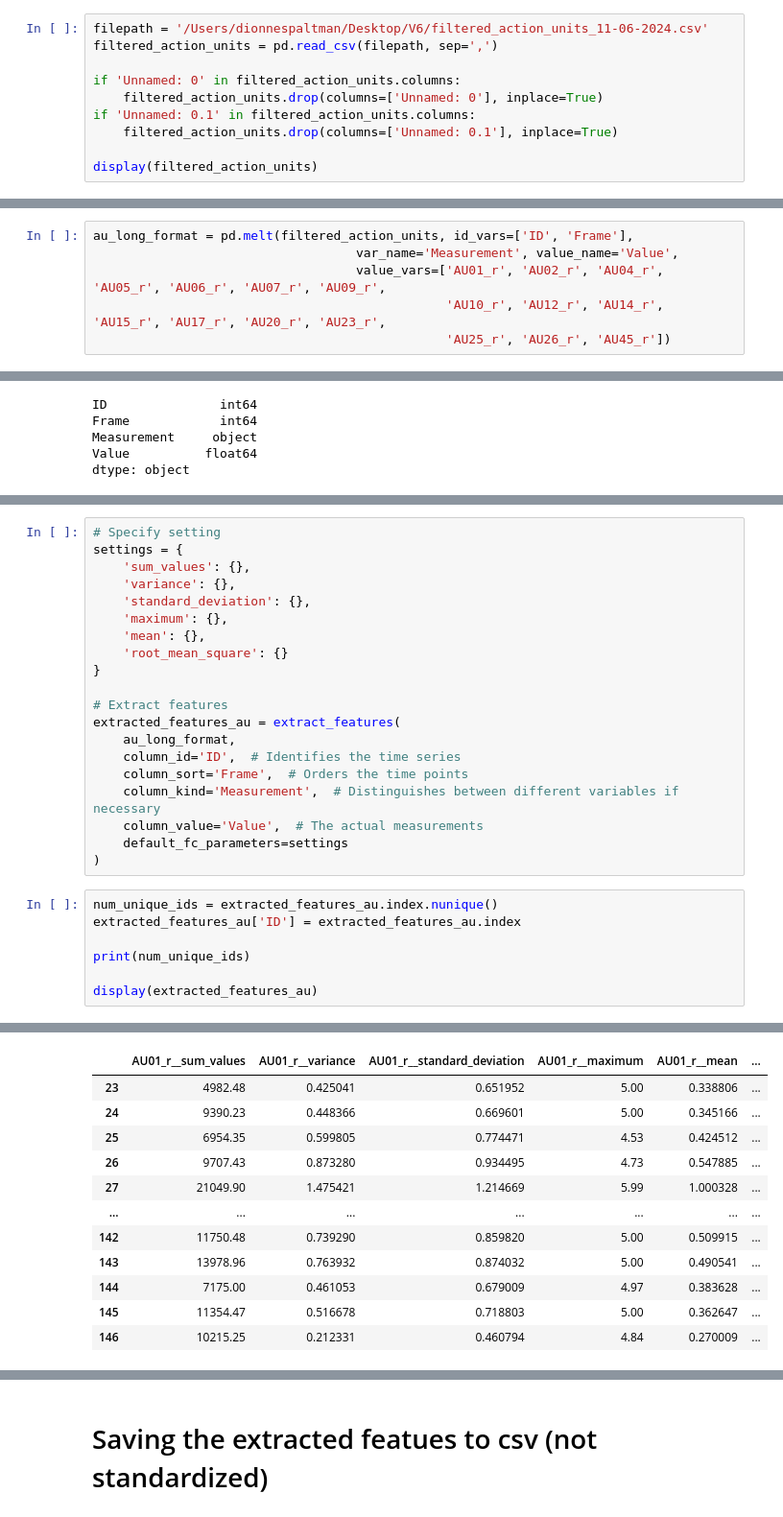
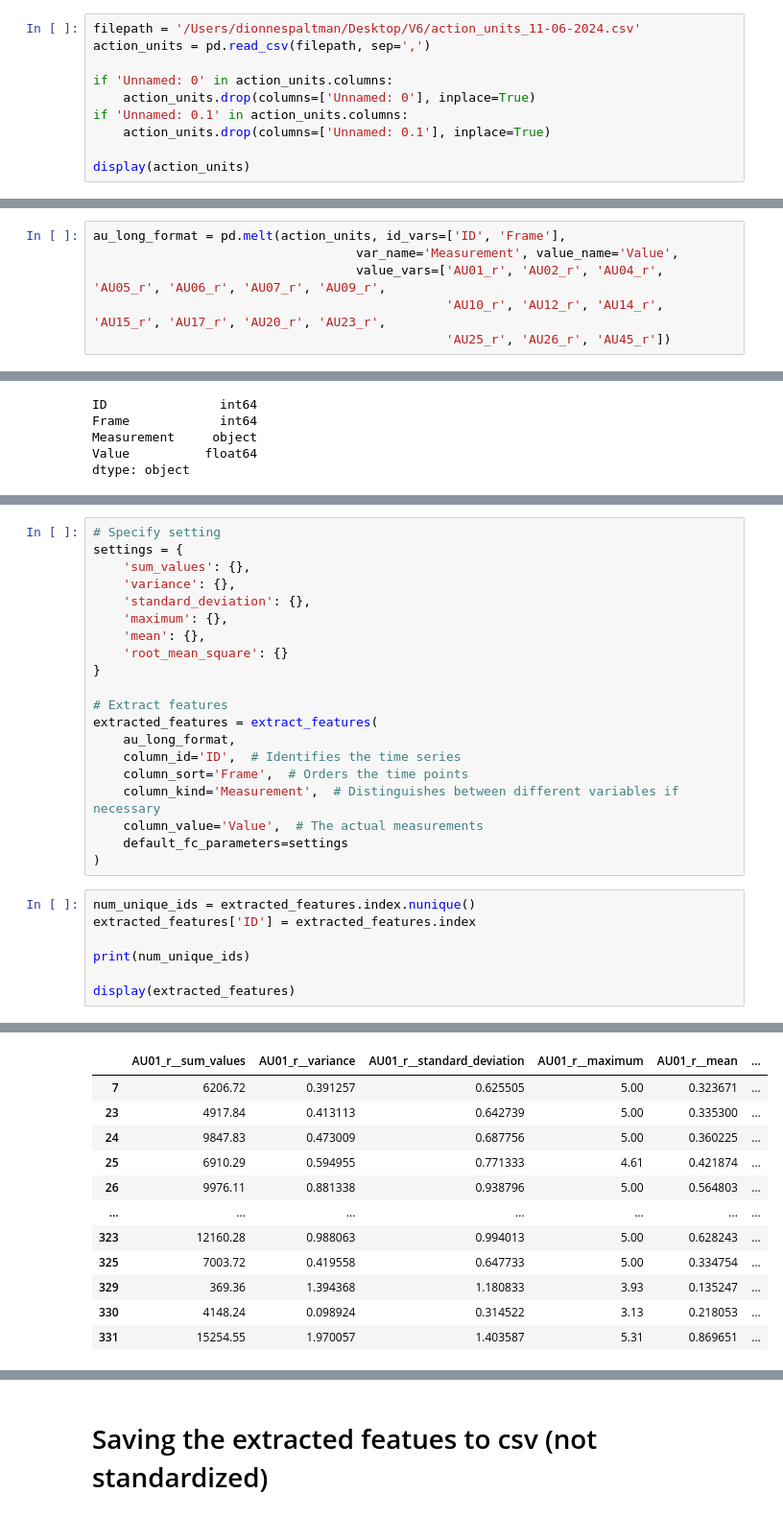
Before and after one commit to DionneSpaltman/predicting_VVR, a Jupyter notebook: processing/03_tsfresh.ipynb, the cells around one changed output, grey strips where cells are left out. Shown at 96% size. Cells and saved outputs as stored; diff of their text form.

```diff
--- a/processing/03_tsfresh.ipynb
+++ b/processing/03_tsfresh.ipynb
@@ -9,12 +10,12 @@ June 11, 2024:
 # %%
-filepath = '/Users/dionnespaltman/Desktop/V6/filtered_action_units_11-06-2024.csv'
-filtered_action_units = pd.read_csv(filepath, sep=',')
+filepath = '/Users/dionnespaltman/Desktop/V6/action_units_11-06-2024.csv'
+action_units = pd.read_csv(filepath, sep=',')
 
-if 'Unnamed: 0' in filtered_action_units.columns:
-    filtered_action_units.drop(columns=['Unnamed: 0'], inplace=True)
-if 'Unnamed: 0.1' in filtered_action_units.columns:
-    filtered_action_units.drop(columns=['Unnamed: 0.1'], inplace=True)
+if 'Unnamed: 0' in action_units.columns:
+    action_units.drop(columns=['Unnamed: 0'], inplace=True)
+if 'Unnamed: 0.1' in action_units.columns:
+    action_units.drop(columns=['Unnamed: 0.1'], inplace=True)
 
-display(filtered_action_units)
+display(action_units)
 # %% [output]
 |  | Frame | Face_id | Confidence | Success | AU01_r | AU02_r | AU04_r | AU05_r | AU06_r | AU07_r | ... | ... |
@@ -67,7 +68,7 @@ print(list(filtered_action_units.columns))
 # %% [output]
 ['Frame', 'Face_id', 'Confidence', 'Success', 'AU01_r', 'AU02_r', 'AU04_r', 'AU05_r', 'AU06_r', 'AU07_r', 'AU09_r', 'AU10_r', 'AU12_r', 'AU14_r', 'AU15_r', 'AU17_r', 'AU20_r', 'AU23_r', 'AU25_r', 'AU2 ...
 # %%
-au_long_format = pd.melt(filtered_action_units, id_vars=['ID', 'Frame'],
+au_long_format = pd.melt(action_units, id_vars=['ID', 'Frame'],
                                    var_name='Measurement', value_name='Value',
                                    value_vars=['AU01_r', 'AU02_r', 'AU04_r', 'AU05_r', 'AU06_r', 'AU07_r', 'AU09_r',
                                                'AU10_r', 'AU12_r', 'AU14_r', 'AU15_r', 'AU17_r', 'AU20_r', 'AU23_r',
@@ -137,7 +140,7 @@ settings = {
 }
 
 # Extract features
-extracted_features_au = extract_features(
+extracted_features = extract_features(
     au_long_format,
     column_id='ID',  # Identifies the time series
     column_sort='Frame',  # Orders the time points
@@ -146,10 +149,10 @@ extracted_features_au = extract_features(
     default_fc_parameters=settings
 )
 # %%
-num_unique_ids = extracted_features_au.index.nunique()
-extracted_features_au['ID'] = extracted_features_au.index
+num_unique_ids = extracted_features.index.nunique()
+extracted_features['ID'] = extracted_features.index
 
 print(num_unique_ids)
 
-display(extracted_features_au)
+display(extracted_features)
 # %% [output]
@@ -157,12 +160,12 @@ display(extracted_features_au)
 |  | AU01_r__sum_values | AU01_r__variance | AU01_r__standard_deviation | AU01_r__maximum | AU01_r__mean | ... |
-| 23 | 4982.48 | 0.425041 | 0.651952 | 5.00 | 0.338806 | ... |
-| 24 | 9390.23 | 0.448366 | 0.669601 | 5.00 | 0.345166 | ... |
-| 25 | 6954.35 | 0.599805 | 0.774471 | 4.53 | 0.424512 | ... |
-| 26 | 9707.43 | 0.873280 | 0.934495 | 4.73 | 0.547885 | ... |
-| 27 | 21049.90 | 1.475421 | 1.214669 | 5.99 | 1.000328 | ... |
+| 7 | 6206.72 | 0.391257 | 0.625505 | 5.00 | 0.323671 | ... |
+| 23 | 4917.84 | 0.413113 | 0.642739 | 5.00 | 0.335300 | ... |
+| 24 | 9847.83 | 0.473009 | 0.687756 | 5.00 | 0.360225 | ... |
+| 25 | 6910.29 | 0.594955 | 0.771333 | 4.61 | 0.421874 | ... |
+| 26 | 9976.11 | 0.881338 | 0.938796 | 5.00 | 0.564803 | ... |
 | ... | ... | ... | ... | ... | ... | ... |
-| 142 | 11750.48 | 0.739290 | 0.859820 | 5.00 | 0.509915 | ... |
-| 143 | 13978.96 | 0.763932 | 0.874032 | 5.00 | 0.490541 | ... |
-| 144 | 7175.00 | 0.461053 | 0.679009 | 4.97 | 0.383628 | ... |
-| 145 | 11354.47 | 0.516678 | 0.718803 | 5.00 | 0.362647 | ... |
-| 146 | 10215.25 | 0.212331 | 0.460794 | 4.84 | 0.270009 | ... |
+| 323 | 12160.28 | 0.988063 | 0.994013 | 5.00 | 0.628243 | ... |
+| 325 | 7003.72 | 0.419558 | 0.647733 | 5.00 | 0.334754 | ... |
+| 329 | 369.36 | 1.394368 | 1.180833 | 3.93 | 0.135247 | ... |
+| 330 | 4148.24 | 0.098924 | 0.314522 | 3.13 | 0.218053 | ... |
+| 331 | 15254.55 | 1.970057 | 1.403587 | 5.31 | 0.869651 | ... |
```
Also changed, not shown: parts of 13 cells of this notebook.
